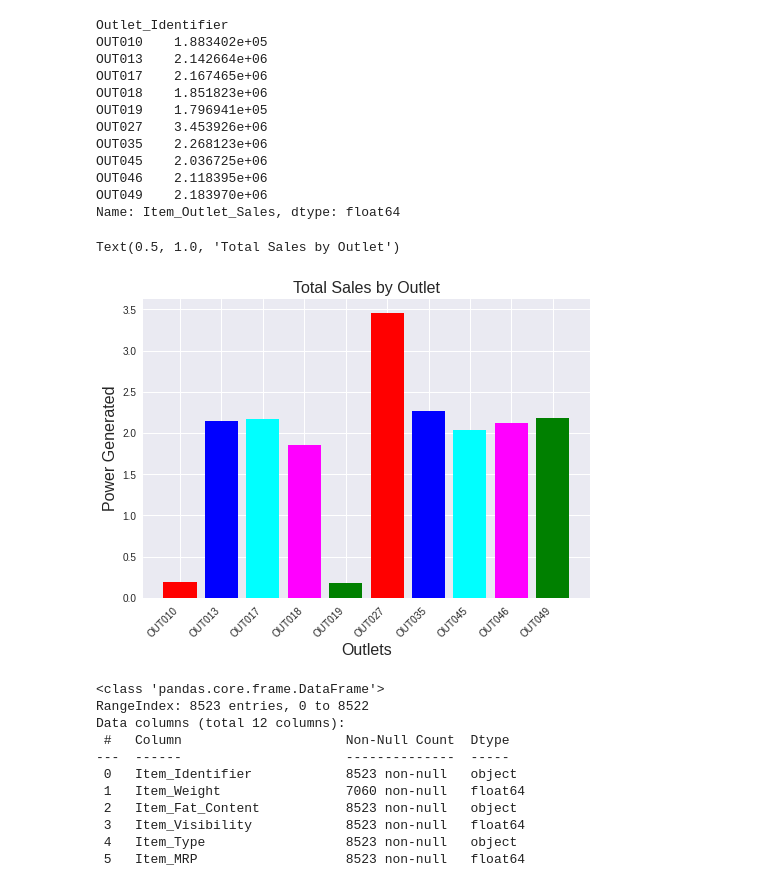
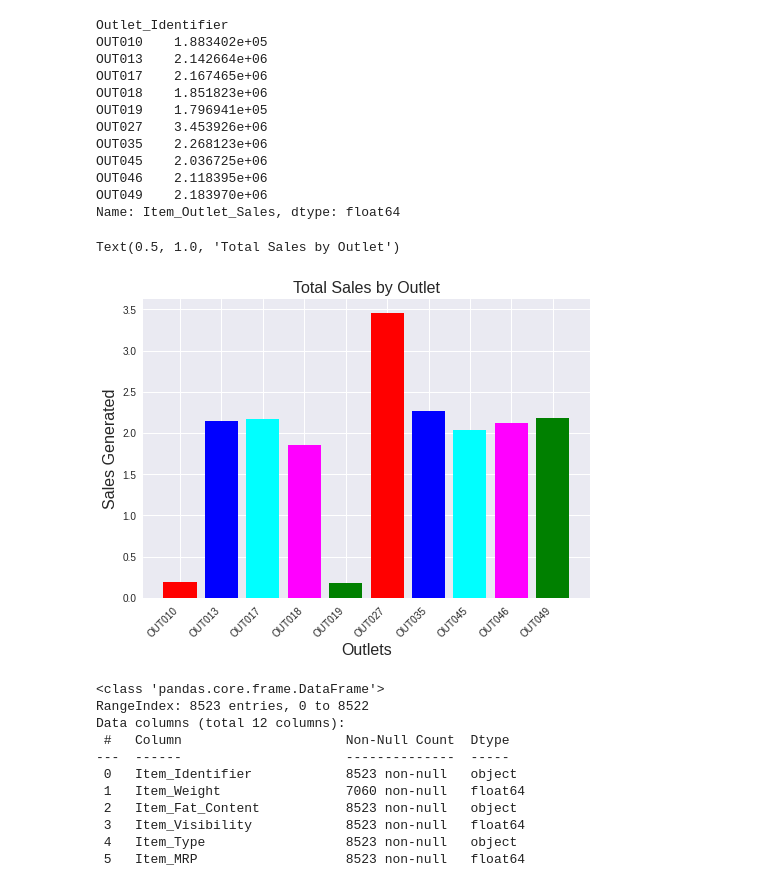
Before and after one commit to AgunsBaba/sales-prediction, a Jupyter notebook: Sales_Prediction.ipynb, the cells around one changed output. Cells and saved outputs as stored; diff of their text form; code cells hidden in the pictures.

```diff
--- a/Sales_Prediction.ipynb
+++ b/Sales_Prediction.ipynb
@@ -232,14 +236,14 @@ sales = list((total_sale_outlet.values)/1000000)
 # %%
 #create a bar chart to view the total sales by outlet
 plt.style.use('seaborn')
 plt.bar(outlet, sales, color=['red', 'blue', 'cyan', 'magenta', 'green']) #make bars in different colors
 plt.xticks(rotation=45, ha='right') #rotate x-axis markers
 plt.xlabel('Outlets', fontsize=16) #create x-axis labels
-plt.ylabel('Power Generated', fontsize=16) #create y-axis labels
+plt.ylabel('Sales Generated', fontsize=16) #create y-axis labels
 plt.title('Total Sales by Outlet', fontsize=16) #create a title for the chart
 # %% [output]
 Text(0.5, 1.0, 'Total Sales by Outlet')
-[figure, old version]
+[figure, new version]
 # %%
 df.info()
 # %% [output]
```
Also changed, not shown: parts of 3 cells of this notebook.
